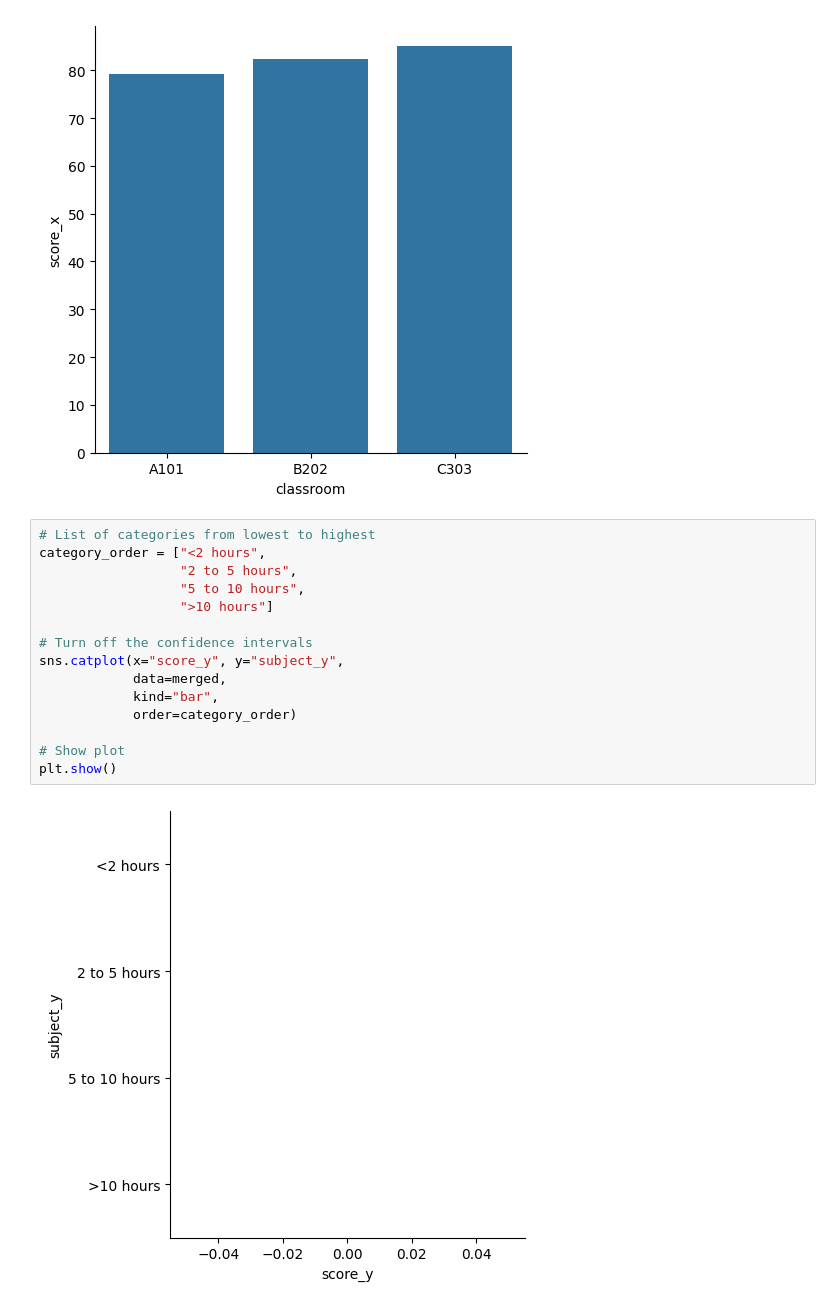
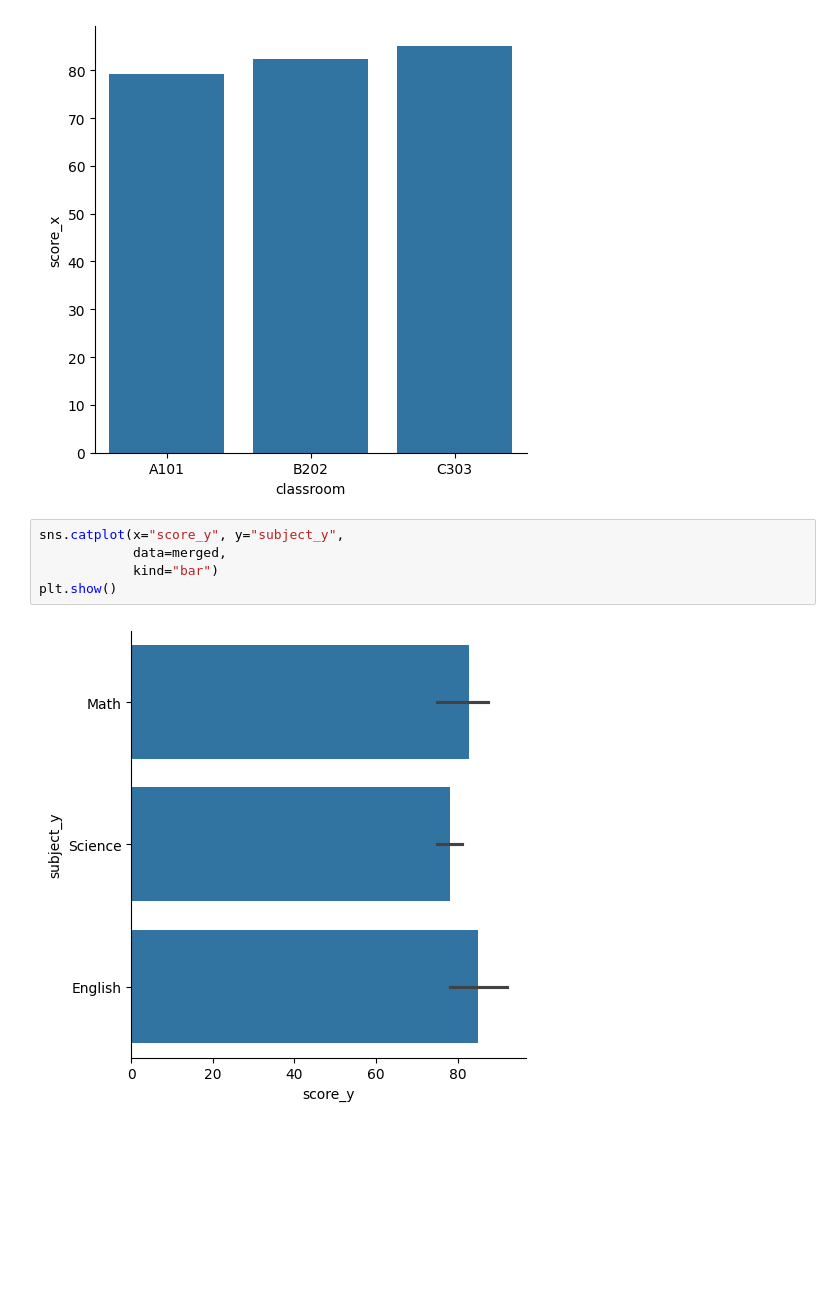
Before and after one commit to shreyasstha/data, a Jupyter notebook: data_visualization_with_seaborn.ipynb, the cells around one changed output. Drawn from its saved outputs; the diff is of its cells as text; blank space fills up the shorter version.

```diff
--- a/data_visualization_with_seaborn.ipynb
+++ b/data_visualization_with_seaborn.ipynb
@@ -254,20 +256,10 @@ The `ci` parameter is deprecated. Use `errorbar=None` for the same effect.
 
   sns.catplot(data=merged, x="classroom", y="score_x",
 [figure]
-# %%
-# List of categories from lowest to highest
-category_order = ["<2 hours",
-                  "2 to 5 hours",
-                  "5 to 10 hours",
-                  ">10 hours"]
-
-# Turn off the confidence intervals
-sns.catplot(x="score_y", y="subject_y",
-            data=merged,
-            kind="bar",
-            order=category_order)
-
-# Show plot
-plt.show()
-# %% [output]
-[figure, removed]
+# %%
+sns.catplot(x="score_y", y="subject_y",
+            data=merged,
+            kind="bar")
+plt.show()
+# %% [output]
+[figure, added]
```
Also changed, not shown: parts of 15 cells of this notebook.
